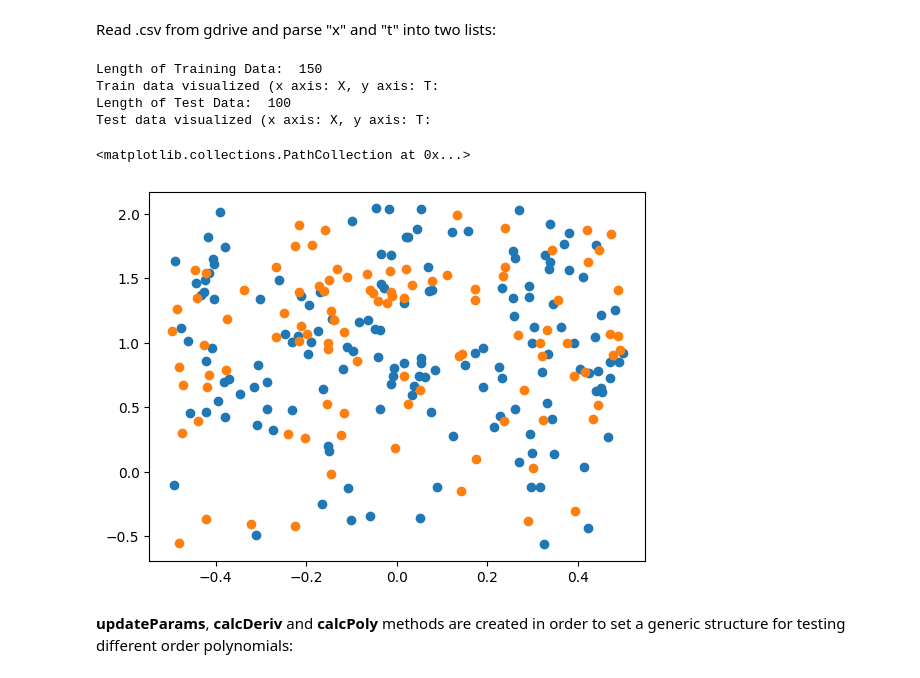
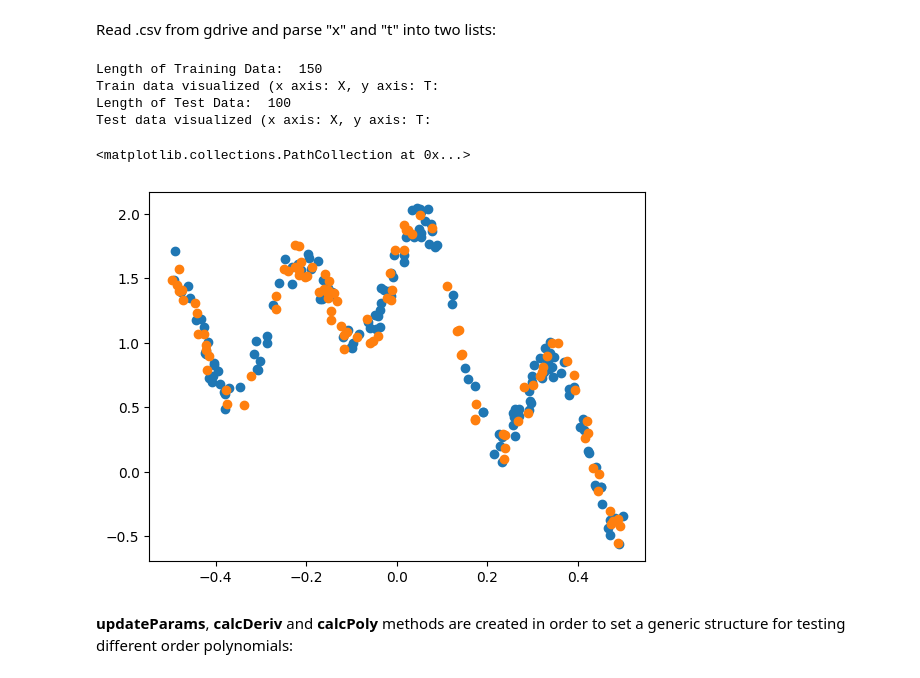
Before and after one commit to imthelizardking/cmp712-homeworks, a Jupyter notebook: hw1/hw1_n22133132_yusufcagri_ogut_.ipynb, the cells around one changed output. Cells and saved outputs as stored; diff of their text form; code cells hidden in the pictures.

```diff
--- a/hw1/hw1_n22133132_yusufcagri_ogut_.ipynb
+++ b/hw1/hw1_n22133132_yusufcagri_ogut_.ipynb
@@ -32,36 +32,36 @@ X = data['x'] # assign dataset argument into X
 #X = X[vIdx]
 #min_x = min(X)
 #X = X - min_x
 #X.sort_values(ascending=True)
 T = data['t'] # assign dataset value into T
-T = T[vIdx]
+#T = T[vIdx]
 TRAIN_DATASET_LENGTH = len(X) # get length of dataset
 
 data_test = read_csv(sTestAdd) # read train.csv
 X_test = data_test['x']
 #vIdx_test = sorted(range(len(X_test)), key=lambda k: X_test[k])
 #X_test = X_test[vIdx_test]
 #min_x_test = min(X_test)
 #X_test = X_test - min_x_test
 #X_test.sort_values(ascending=True)
 T_test = data_test['t'] # assign dataset value into T
-T_test = T_test[vIdx_test]
+#T_test = T_test[vIdx_test]
 TEST_DATASET_LENGTH = len(X_test) # get length of dataset
 
 
 print('Length of Training Data: ', TRAIN_DATASET_LENGTH)
 print('Train data visualized (x axis: X, y axis: T:')
 plt.scatter(X, T) # check if data is ok
 print('Length of Test Data: ', TEST_DATASET_LENGTH)
 print('Test data visualized (x axis: X, y axis: T:')
 plt.scatter(X_test, T_test) # check if data is ok
 # %% [output]
 Length of Training Data:  150
 Train data visualized (x axis: X, y axis: T:
 Length of Test Data:  100
 Test data visualized (x axis: X, y axis: T:
 <matplotlib.collections.PathCollection at 0x...>
-[figure, old version]
+[figure, new version]
 # %% [markdown]
 **updateParams**, **calcDeriv** and **calcPoly** methods are created in order to set a generic structure for testing different order polynomials:
 # %% [markdown]
```
Also changed, not shown: parts of 3 cells of this notebook.
